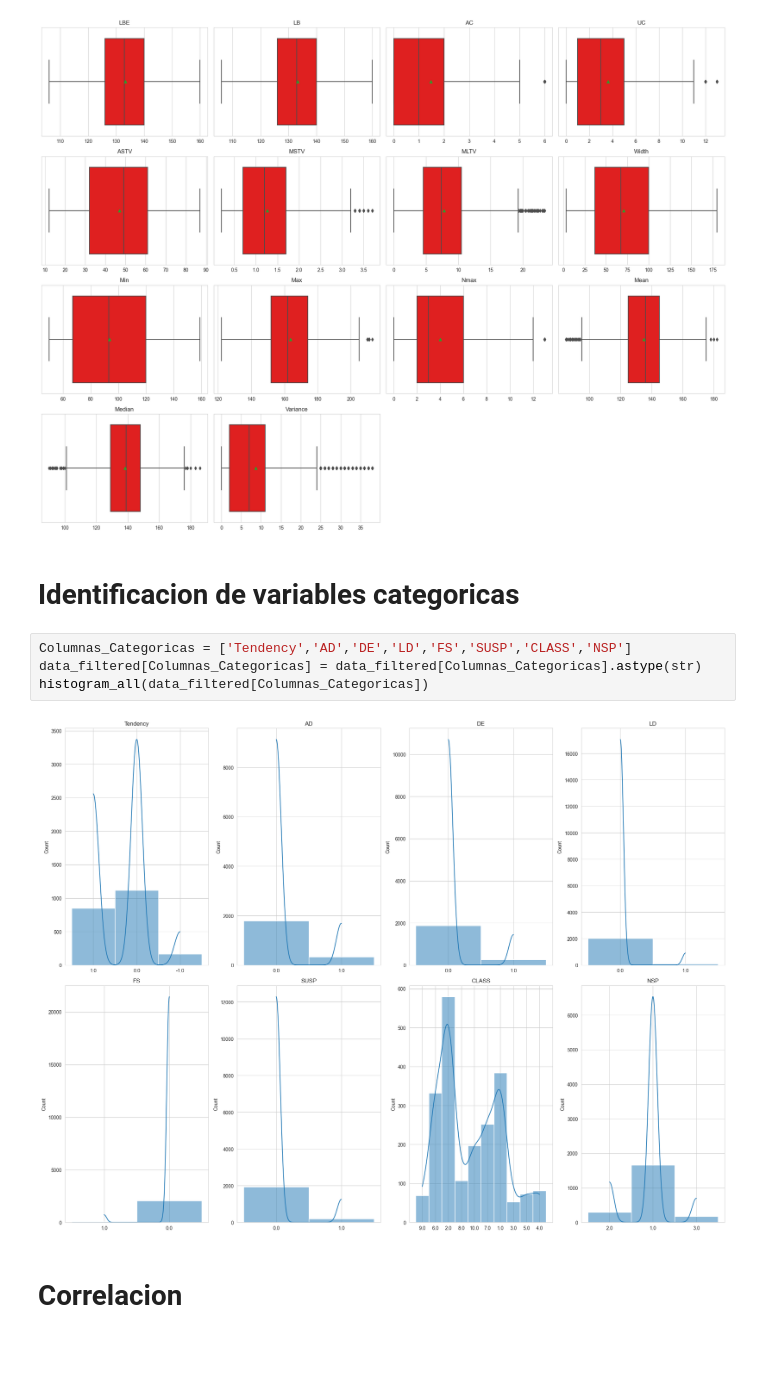
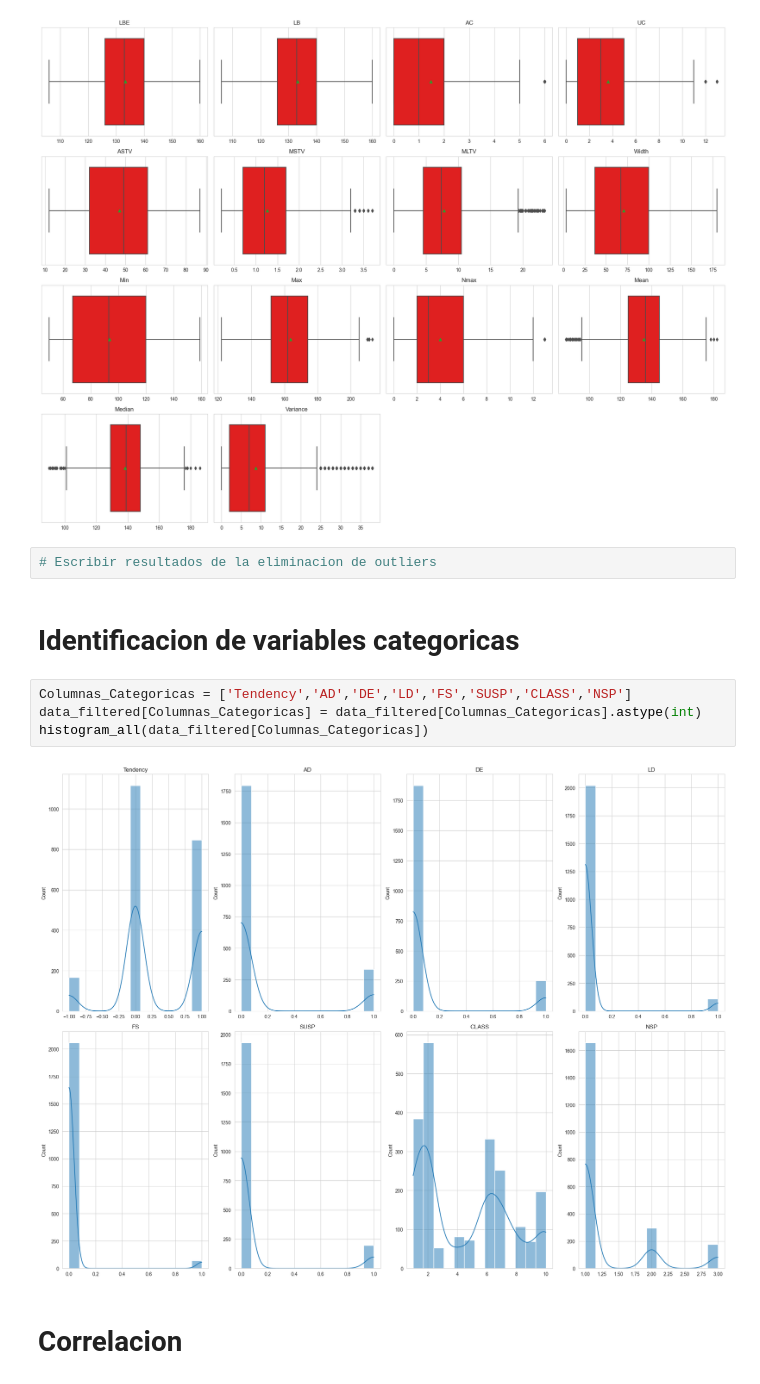
Before and after one commit to Rhydrus/Actividad_Grupal, a Jupyter notebook: Practica 5.ipynb, the cells around one changed output. Saved outputs shown, nothing was run; the diff lists cells and outputs as text; blank space fills up the shorter version.

```diff
--- a/Practica 5.ipynb
+++ b/Practica 5.ipynb
@@ -211,14 +217,16 @@ histogram_all(data_filtered[Columnas_numericas])
 boxplot_all(data_filtered[Columnas_numericas])
 # %% [output]
 [figure]
+# %%
+# Escribir resultados de la eliminacion de outliers
 # %% [markdown]
 # Identificacion de variables categoricas
 # %%
 Columnas_Categoricas = ['Tendency','AD','DE','LD','FS','SUSP','CLASS','NSP']
-data_filtered[Columnas_Categoricas] = data_filtered[Columnas_Categoricas].astype(str)
+data_filtered[Columnas_Categoricas] = data_filtered[Columnas_Categoricas].astype(int)
 histogram_all(data_filtered[Columnas_Categoricas])
 # %% [output]
-[figure, old version]
+[figure, new version]
 # %% [markdown]
 # Correlacion
 # %%
```
Also changed, not shown: parts of 16 cells of this notebook, 2 other files.
